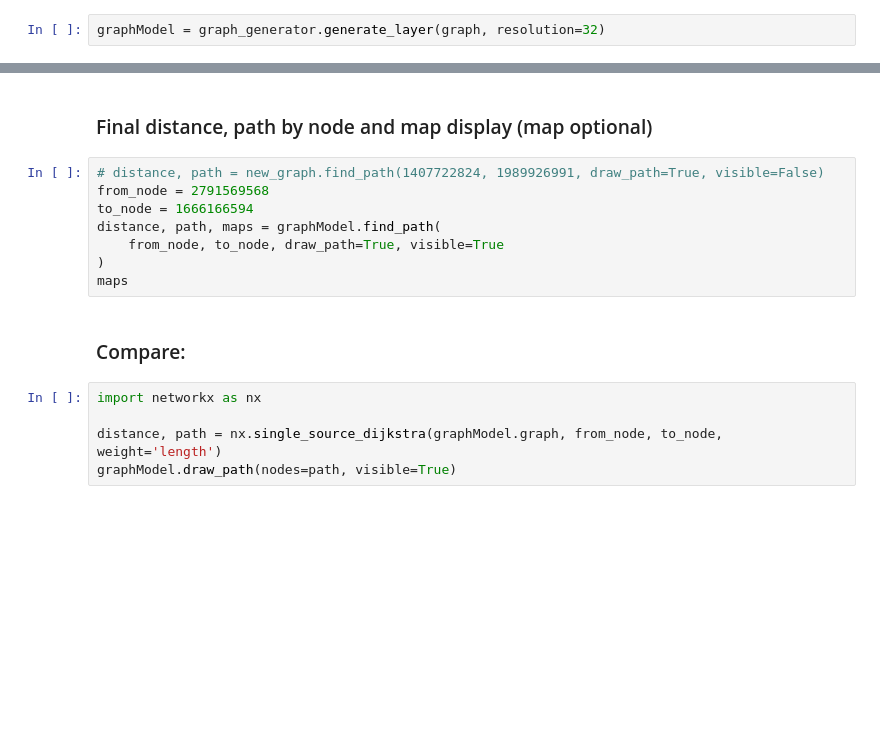
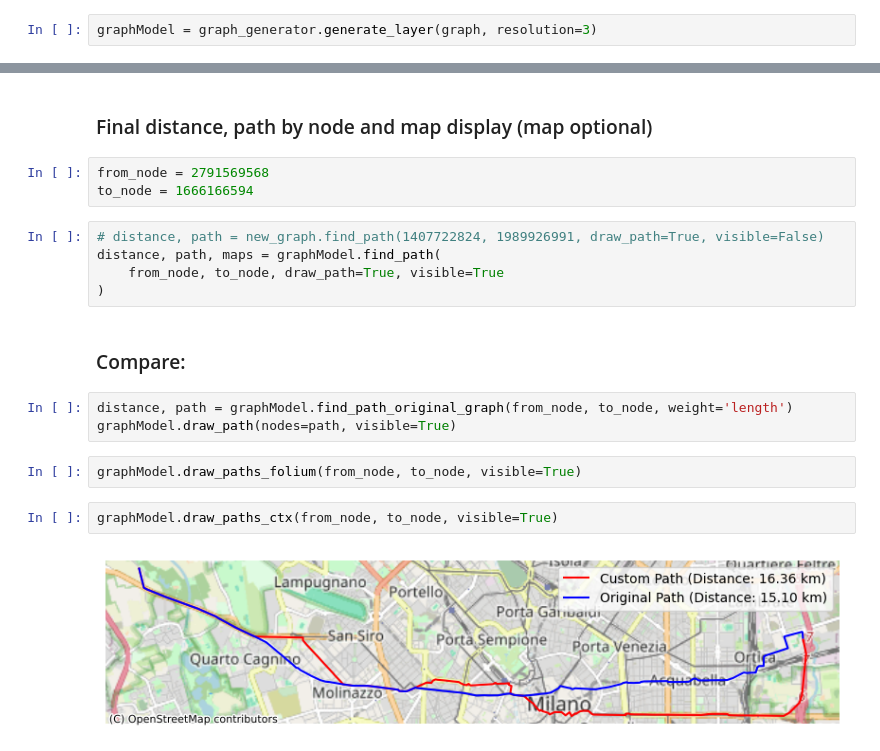
Before and after one commit to NikitaNikolaevich/graph-topology-in-routing-problems, a Jupyter notebook: examples/examples.ipynb, the cells around one changed output, grey strips where cells are left out. Saved outputs shown, nothing was run; the diff lists cells and outputs as text; blank space fills up the shorter version.

Commit message:
added plots and functions

```diff
--- a/examples/examples.ipynb
+++ b/examples/examples.ipynb
@@ -41,7 +41,7 @@ plot_city_results(cityResult, cityResult.nodes, alpha_threshold=None, max_alpha=
 # %% [markdown]
 ### Creating the object to be searched.
 # %%
-graphModel = graph_generator.generate_layer(graph, resolution=32)
+graphModel = graph_generator.generate_layer(graph, resolution=3)
 # %% [markdown]
 ### Select the id of the nodes (click to display the number) for which you want to find the path.
 The HTML file is also saved.
@@ -50,17 +50,21 @@ graphModel.draw_graph(visible=True)
 # %% [markdown]
 ### Final distance, path by node and map display (map optional)
+# %%
+from_node = 2791569568
+to_node = 1666166594
 # %%
 # distance, path = new_graph.find_path(1407722824, 1989926991, draw_path=True, visible=False)
-from_node = 2791569568
-to_node = 1666166594
 distance, path, maps = graphModel.find_path(
     from_node, to_node, draw_path=True, visible=True
 )
-maps
 # %% [markdown]
 ### Compare:
 # %%
-import networkx as nx
-
-distance, path = nx.single_source_dijkstra(graphModel.graph, from_node, to_node, weight='length')
+distance, path = graphModel.find_path_original_graph(from_node, to_node, weight='length')
 graphModel.draw_path(nodes=path, visible=True)
+# %%
+graphModel.draw_paths_folium(from_node, to_node, visible=True)
+# %%
+graphModel.draw_paths_ctx(from_node, to_node, visible=True)
+# %% [output]
+[figure, added]
```
Also changed, not shown: parts of 4 cells of this notebook, 1 other file.
